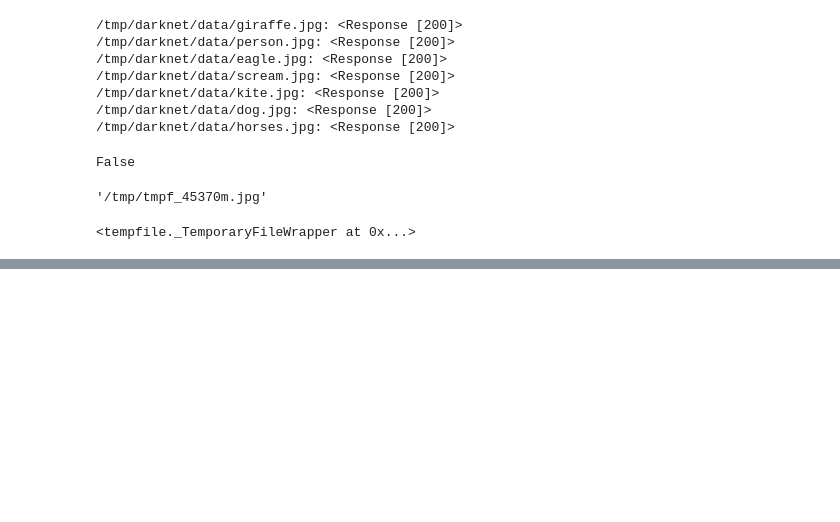
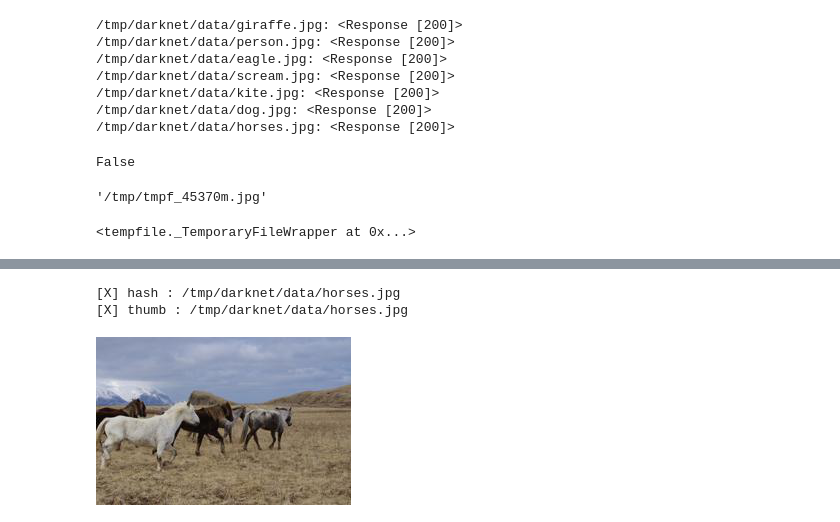
Before and after one commit to dapperfu/python_PhotoIndexer, a Jupyter notebook: MediaIndex/DevelopmentNotebooks/flask_api-Copy3.ipynb, the cells around one changed output, grey strips where cells are left out. Drawn from its saved outputs; the diff is of its cells as text; code cells hidden in the pictures; blank space fills up the shorter version.

```diff
--- a/MediaIndex/DevelopmentNotebooks/flask_api-Copy3.ipynb
+++ b/MediaIndex/DevelopmentNotebooks/flask_api-Copy3.ipynb
@@ -56,0 +59,3 @@ t = tempfile.NamedTemporaryFile(suffix=".jpg")
+# %%
+cfg = os.path.abspath("../config_m6700.ini")
+assert os.path.exists(cfg)
@@ -56,0 +64,3 @@ t = tempfile.NamedTemporaryFile(suffix=".jpg")
+# %%
+indexer = MediaIndexer.MediaIndexer(config_file=cfg)
+indexer
@@ -56,0 +73,3 @@ t = tempfile.NamedTemporaryFile(suffix=".jpg")
+# %%
+media = MediaIndexer.IndexedMedia(indexer=indexer, file_path=test_image)
+media
@@ -56,0 +101,6 @@ t = tempfile.NamedTemporaryFile(suffix=".jpg")
+# %%
+media.thumbnail
+# %% [output]
+[X] hash : /tmp/darknet/data/horses.jpg
+[X] thumb : /tmp/darknet/data/horses.jpg
+[figure, added]
```
Also changed, not shown: parts of 9 cells of this notebook.
